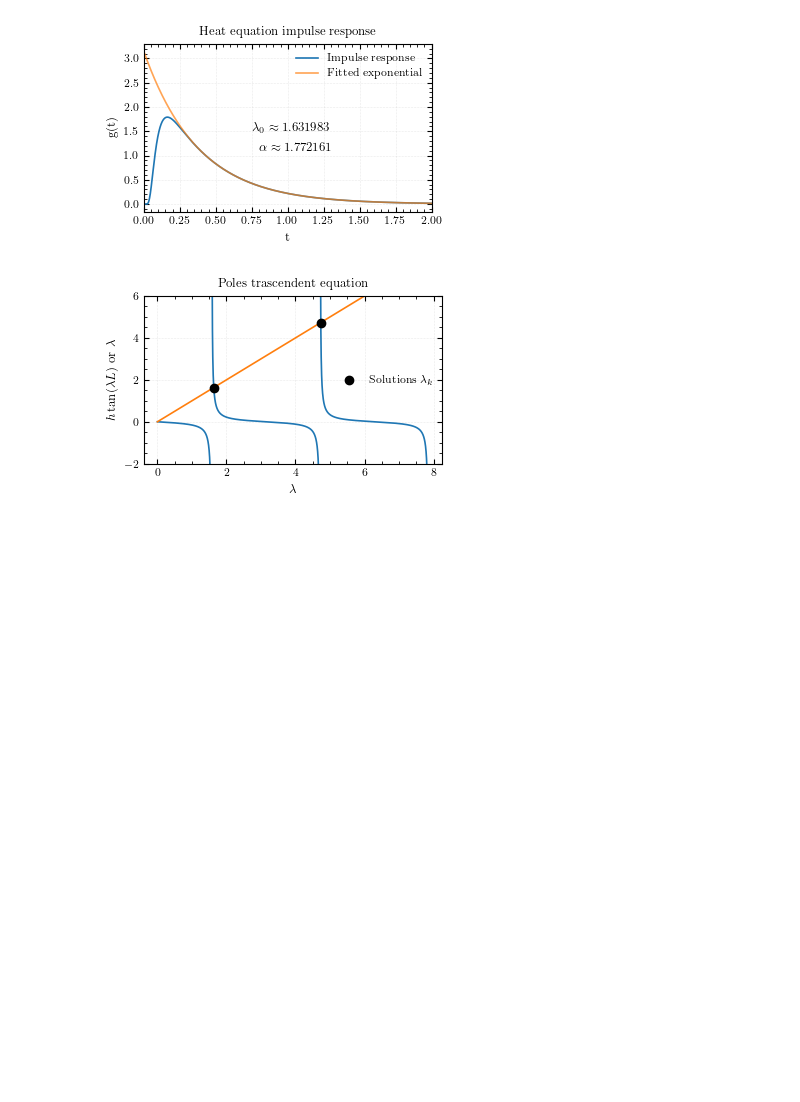
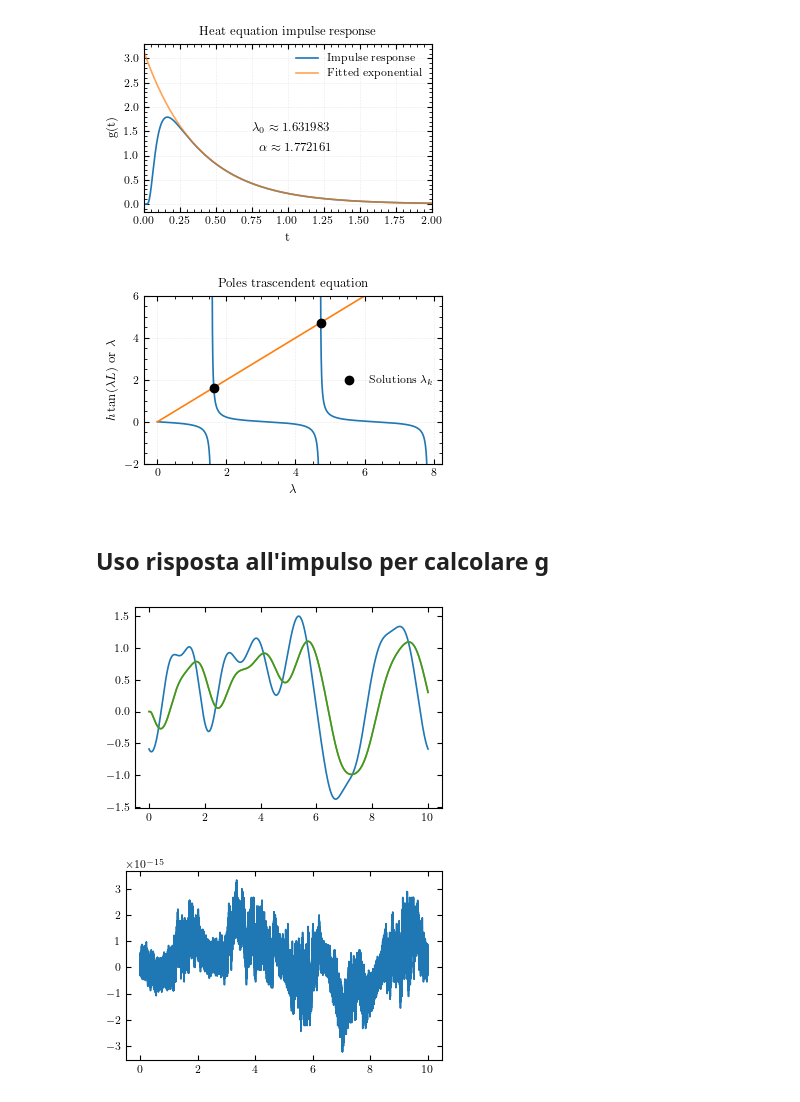
Before and after one commit to Sparisi01/RPM_implementation, a Jupyter notebook: test_risposta_impulso.ipynb, the cells around one changed output. Drawn from its saved outputs; the diff is of its cells as text; code cells hidden in the pictures; blank space fills up the shorter version.

```diff
--- a/test_risposta_impulso.ipynb
+++ b/test_risposta_impulso.ipynb
@@ -5,7 +5,7 @@ import numpy as np
 plt.style.use("plots.mplstyle")
 np.random.seed(42)
 # %%
-import src.heat1D_crank_nicolson_solver as cns
+from src.heat1D_crank_nicolson_solver import Heat1DCrankNicolson
 
 L = 1
 Tf = 10
@@ -15,7 +15,7 @@ h = 0.1
 wanted_r = 1
 
 # Inizializza solver
-solver = cns.Heat1DCrankNicolson(L,Tf,nt,D,h,wanted_r=wanted_r)
+solver = Heat1DCrankNicolson(L,Tf,nt,D,h,wanted_r=wanted_r)
 solver.info()
 
 # Compute impulse response
@@ -134,3 +134,27 @@ plt.ylim([-2,6])
 plt.savefig("assets/trascendi_mident_equation.pdf")
 # %% [output]
 [figure]
+# %% [markdown]
+## Uso risposta all'impulso per calcolare g
+# %%
+from src.functions_generator import FunctionsGenerator
+
+generator = FunctionsGenerator(solver.t_array, l = solver.Tf/20, sigma = 1)
+
+impulse_response = solver.impulse_response()[-1,:]
+
+f = generator.generate_from_white_noise()
+g = solver.solve_from_impulse_response(f,impulse_response)
+q = solver.solve(f)[-1,:]
+
+plt.plot(solver.t_array, f)
+plt.plot(solver.t_array, g)
+plt.plot(solver.t_array, q)
+
+plt.show()
+
+plt.plot(solver.t_array,(q-g))
+plt.show()
+# %% [output]
+[figure, added]
+[figure, added]
```
Also changed, not shown: parts of 2 cells of this notebook, 8 other files.
